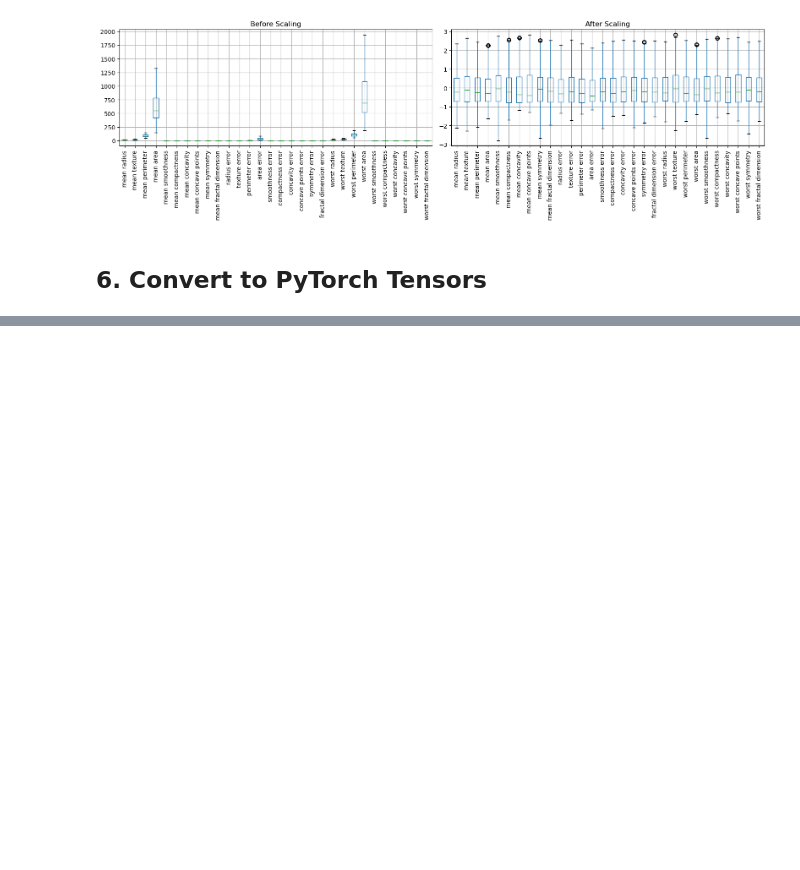
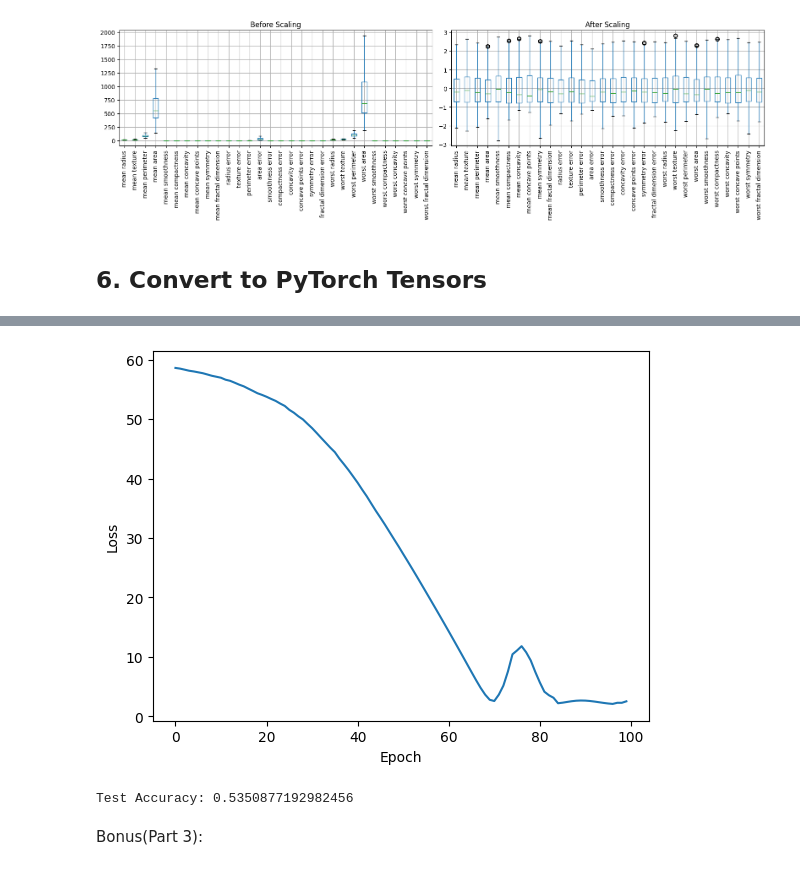
Before and after one commit to RoberRamzy/Classification-for-Pima-Indians-Diabetes-Database, a Jupyter notebook: NNs/Lab2.ipynb, the cells around one changed output, grey strips where cells are left out. Saved outputs shown, nothing was run; the diff lists cells and outputs as text; code cells hidden in the pictures; blank space fills up the shorter version.

Commit message:
Part 3 with bonus

```diff
--- a/NNs/Lab2.ipynb
+++ b/NNs/Lab2.ipynb
@@ -256,0 +268,11 @@ print(f"✅ X updated with capped values | Shape: {X.shape}")
+# %%
+# Split training set into train + validation
+X_train, X_val, y_train, y_val = train_test_split(
+    X_train, y_train,
+    test_size=0.2,           # 20% of train becomes validation
+    random_state=42,
+    stratify=y_train          # keeps class distribution
+)
+
+print(f"After adding validation:")
+print(f"X_train: {X_train.shape}, X_val: {X_val.shape}, X_test: {X_test.shape}")
@@ -317,14 +344,17 @@ plt.show()
 # %% [markdown]
 ## 6. Convert to PyTorch Tensors
 # %%
+import torch
 import torch
 
 X_train_tensor = torch.tensor(X_train, dtype=torch.float32)
-X_test_tensor  = torch.tensor(X_test,  dtype=torch.float32)
+y_train_tensor = torch.tensor(y_train.reshape(-1,1), dtype=torch.float32)
 
-y_train_tensor = torch.tensor(y_train, dtype=torch.float32).unsqueeze(1)
-y_test_tensor  = torch.tensor(y_test,  dtype=torch.float32).unsqueeze(1)
+X_val_tensor = torch.tensor(X_val, dtype=torch.float32)
+y_val_tensor = torch.tensor(y_val.reshape(-1,1), dtype=torch.float32)
 
+X_test_tensor = torch.tensor(X_test, dtype=torch.float32)
+y_test_tensor = torch.tensor(y_test.reshape(-1,1), dtype=torch.float32)
 
 print("=== Tensor Shapes ===")
 print(f"X_train : {X_train_tensor.shape}")   # (455, 30)
@@ -347,0 +415,28 @@ y_train dtype : torch.float32
+# %%
+num_epochs = 100
+losses = []
+
+for epoch in range(num_epochs):
+    model.train()
+
+    # 1. Forward pass
+    outputs = model(X_train_tensor)
+    loss = criterion(outputs, y_train_tensor)
+
+    # 2. Backpropagation
+    optimizer.zero_grad()
+    loss.backward()
+    optimizer.step()
+
+    losses.append(loss.item())
+
+
+    if (epoch+1) % 10 == 0:
+        print(f"Epoch [{epoch+1}/{num_epochs}], Loss: {loss.item():.4f}")
+
+import matplotlib.pyplot as plt
+plt.plot(losses)
+plt.xlabel("Epoch")
+plt.ylabel("Loss")
+plt.show()
+# %% [output]
@@ -347,0 +453,19 @@ y_train dtype : torch.float32
+[figure, added]
+# %%
+model.eval()
+
+with torch.no_grad():
+
+    y_pred = model(X_test_tensor)
+
+
+    y_pred_classes = (y_pred >= 0.5).float()
+
+    correct = (y_pred_classes == y_test_tensor).sum().item()
+    accuracy = correct / y_test_tensor.shape[0]
+
+print("Test Accuracy:", accuracy)
+# %% [output]
+Test Accuracy: 0.5350877192982456
+# %% [markdown]
+Bonus(Part 3):
```
Also changed, not shown: parts of 13 cells of this notebook.
